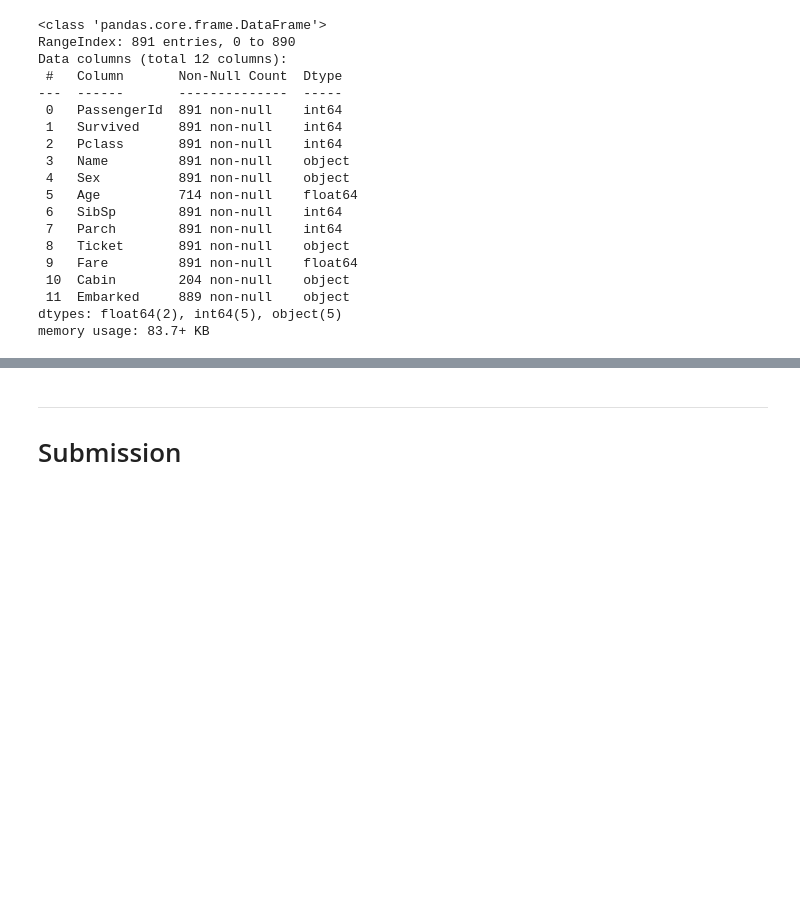
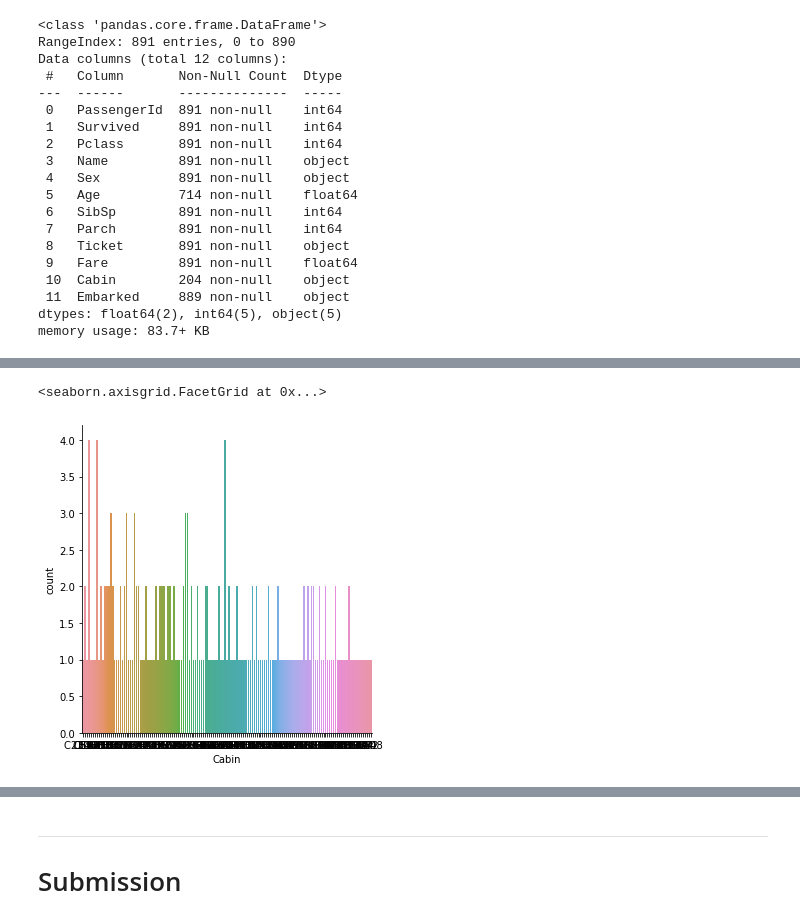
Before and after one commit to levimjoseph/kaggle-public, a Jupyter notebook: titanic-levimjoseph.ipynb, the cells around one changed output, grey strips where cells are left out. Saved outputs shown, nothing was run; the diff lists cells and outputs as text; code cells hidden in the pictures; blank space fills up the shorter version.

```diff
--- a/titanic-levimjoseph.ipynb
+++ b/titanic-levimjoseph.ipynb
@@ -263,0 +291,4 @@ memory usage: 83.7+ KB
+# %%
+# make copies of original data
+e_train_df = train_df.copy()
+e_test_df = test_df.copy()
@@ -263,0 +317,5 @@ memory usage: 83.7+ KB
+# %%
+sns.catplot(x='Cabin', data=e_train_df, kind='count')
+# %% [output]
+<seaborn.axisgrid.FacetGrid at 0x...>
+[figure, added]
```
Also changed, not shown: parts of 18 cells of this notebook.
